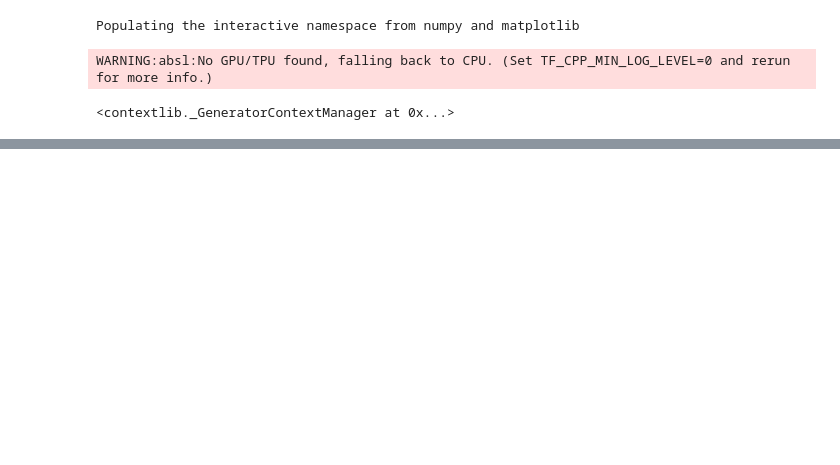
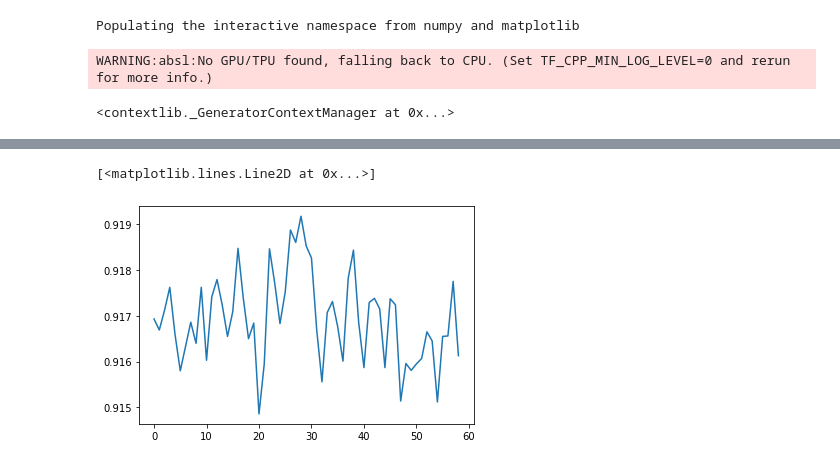
Before and after one commit to dongxulee/lifeCycle, a Jupyter notebook: 20210512/simulationV_gamma4.ipynb, the cells around one changed output, grey strips where cells are left out. Saved outputs shown, nothing was run; the diff lists cells and outputs as text; code cells hidden in the pictures; blank space fills up the shorter version.

```diff
--- a/20210512/simulationV_gamma4.ipynb
+++ b/20210512/simulationV_gamma4.ipynb
@@ -273,0 +332,5 @@ plt.plot(range(21, T_max-1 + 20),(ns).mean(axis = 1)[:-1], label = "housing")
+# %%
+plt.plot(es.mean(axis = 1))
+# %% [output]
+[<matplotlib.lines.Line2D at 0x...>]
+[figure, added]
```
Also changed, not shown: parts of 17 cells of this notebook, 5 other files.
